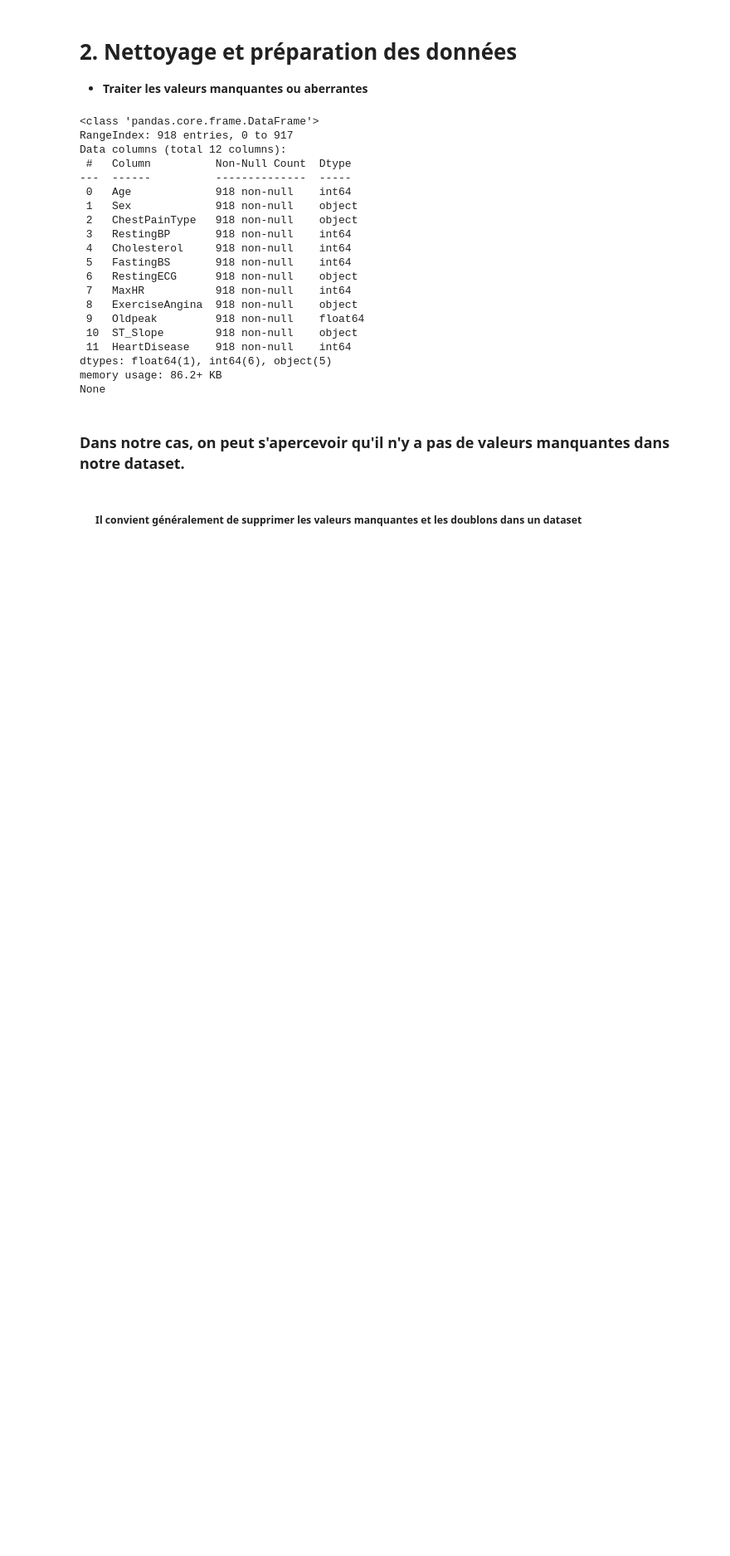
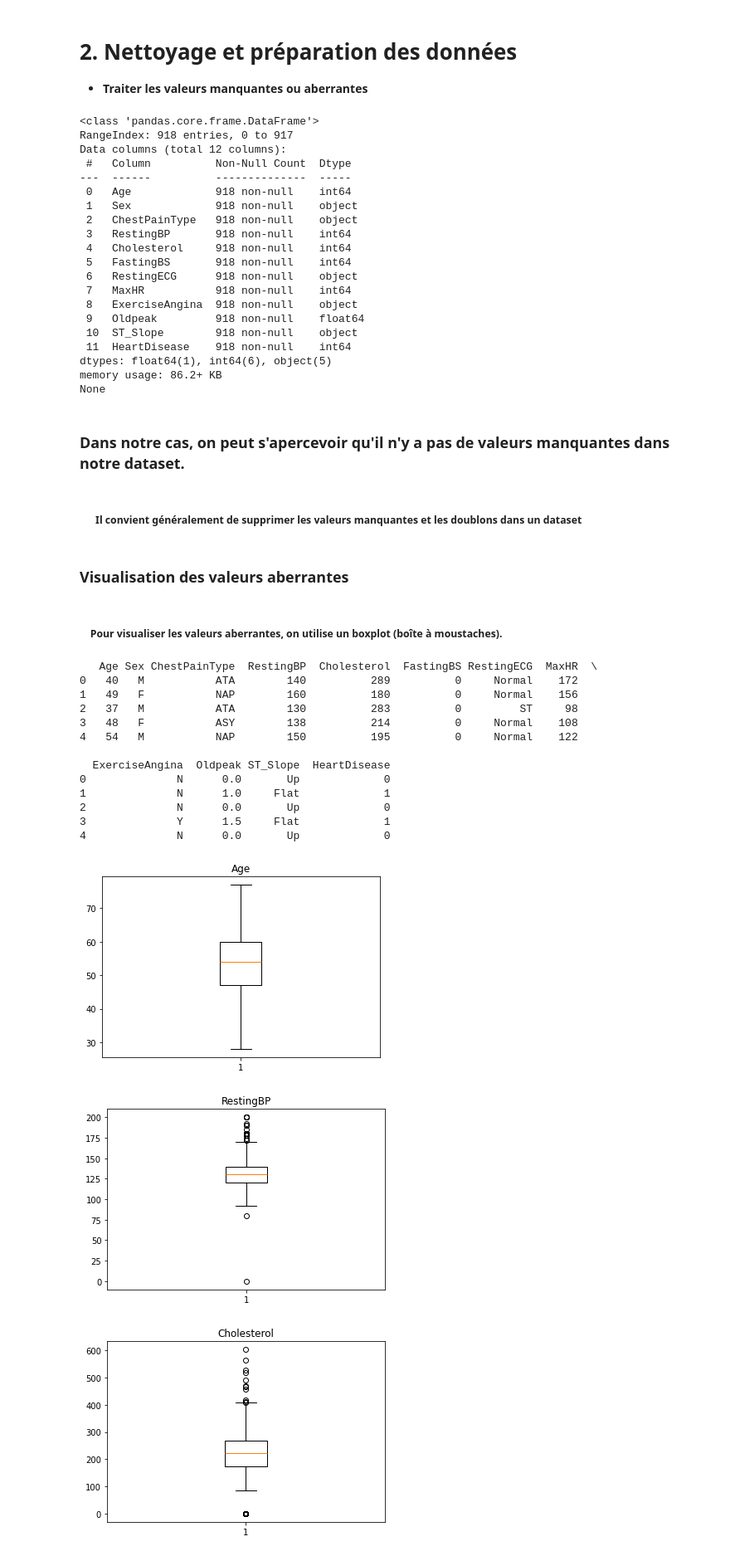
Before and after one commit to Boj4ckk/projet_data, a Jupyter notebook: sujet.ipynb, the cells around one changed output. Shown at 83% size. Drawn from its saved outputs; the diff is of its cells as text; code cells hidden in the pictures; blank space fills up the shorter version.

```diff
--- a/sujet.ipynb
+++ b/sujet.ipynb
@@ -34,5 +37,39 @@ None
 ### Dans notre cas, on peut s'apercevoir qu'il n'y a pas de valeurs manquantes dans notre dataset.
 # %% [markdown]
   ##### &nbsp;&nbsp;&nbsp;&nbsp;&nbsp;&nbsp;Il convient généralement de supprimer les valeurs manquantes et les doublons dans un dataset
-# %%
-df = df.dropna
+# %%
+# Suppression des lignes contenant des valeurs manquantes
+df = df.dropna()
+# Suppresions des lignes contenant des valeurs dupliquées
+df = df.drop_duplicates()
+# %% [markdown]
+### Visualisation des valeurs aberrantes
+# %% [markdown]
+##### &nbsp;&nbsp;&nbsp; Pour visualiser les valeurs aberrantes, on utilise un boxplot (boîte à moustaches).
+# %%
+print(df.head())
+for cols in df:
+    if(isinstance(df[cols][0], np.int64)):
+        plt.boxplot(df[cols])
+        plt.title(cols)
+        plt.show()
+
+
+#Enleve Age, FastingBS, Hearthdisease
+# %% [output]
+   Age Sex ChestPainType  RestingBP  Cholesterol  FastingBS RestingECG  MaxHR  \
+0   40   M           ATA        140          289          0     Normal    172
+1   49   F           NAP        160          180          0     Normal    156
+2   37   M           ATA        130          283          0         ST     98
+3   48   F           ASY        138          214          0     Normal    108
+4   54   M           NAP        150          195          0     Normal    122
+
+  ExerciseAngina  Oldpeak ST_Slope  HeartDisease
+0              N      0.0       Up             0
+1              N      1.0     Flat             1
+2              N      0.0       Up             0
+3              Y      1.5     Flat             1
+4              N      0.0       Up             0
+[figure, added]
+[figure, added]
+[figure, added]
```
Also changed, not shown: parts of 3 cells of this notebook.
